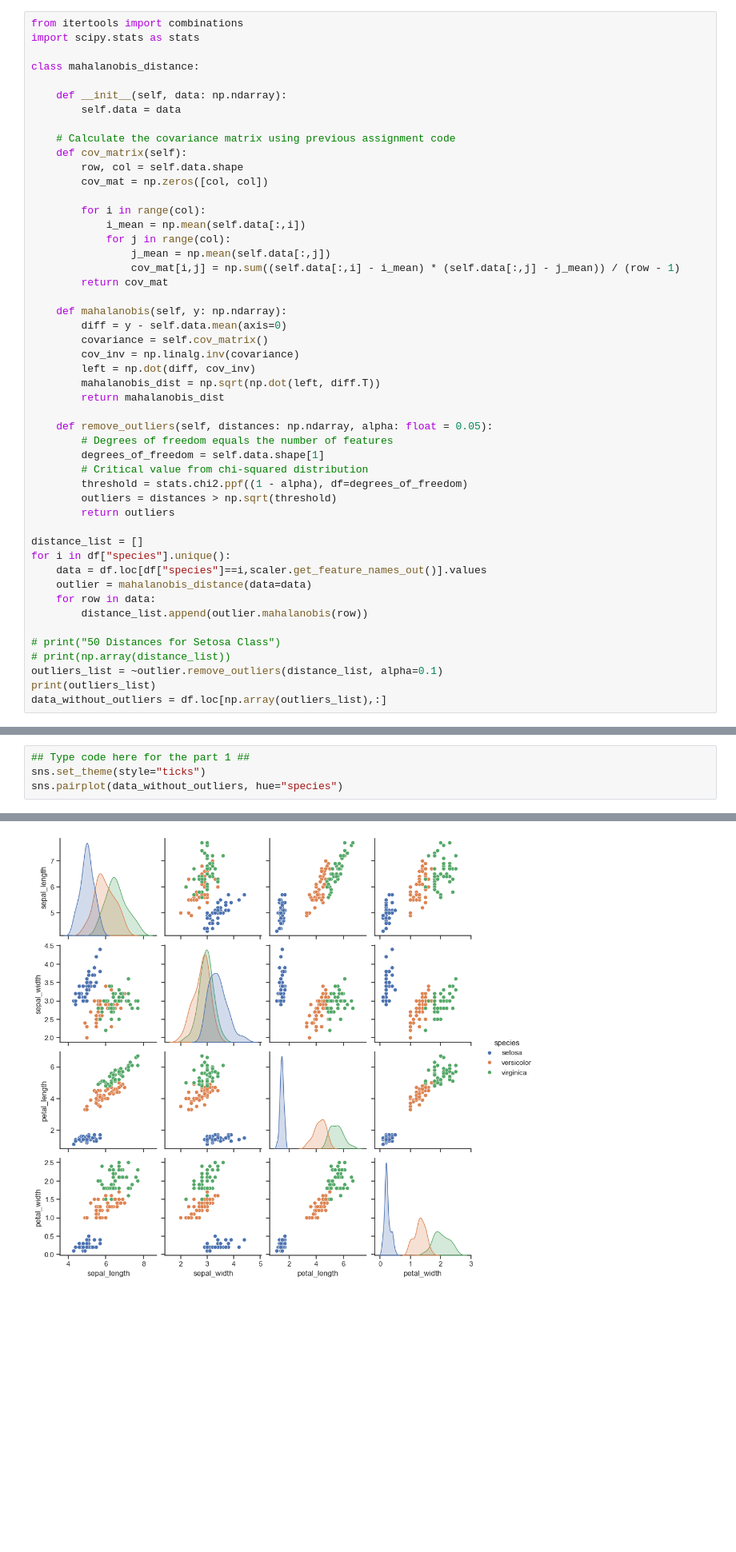
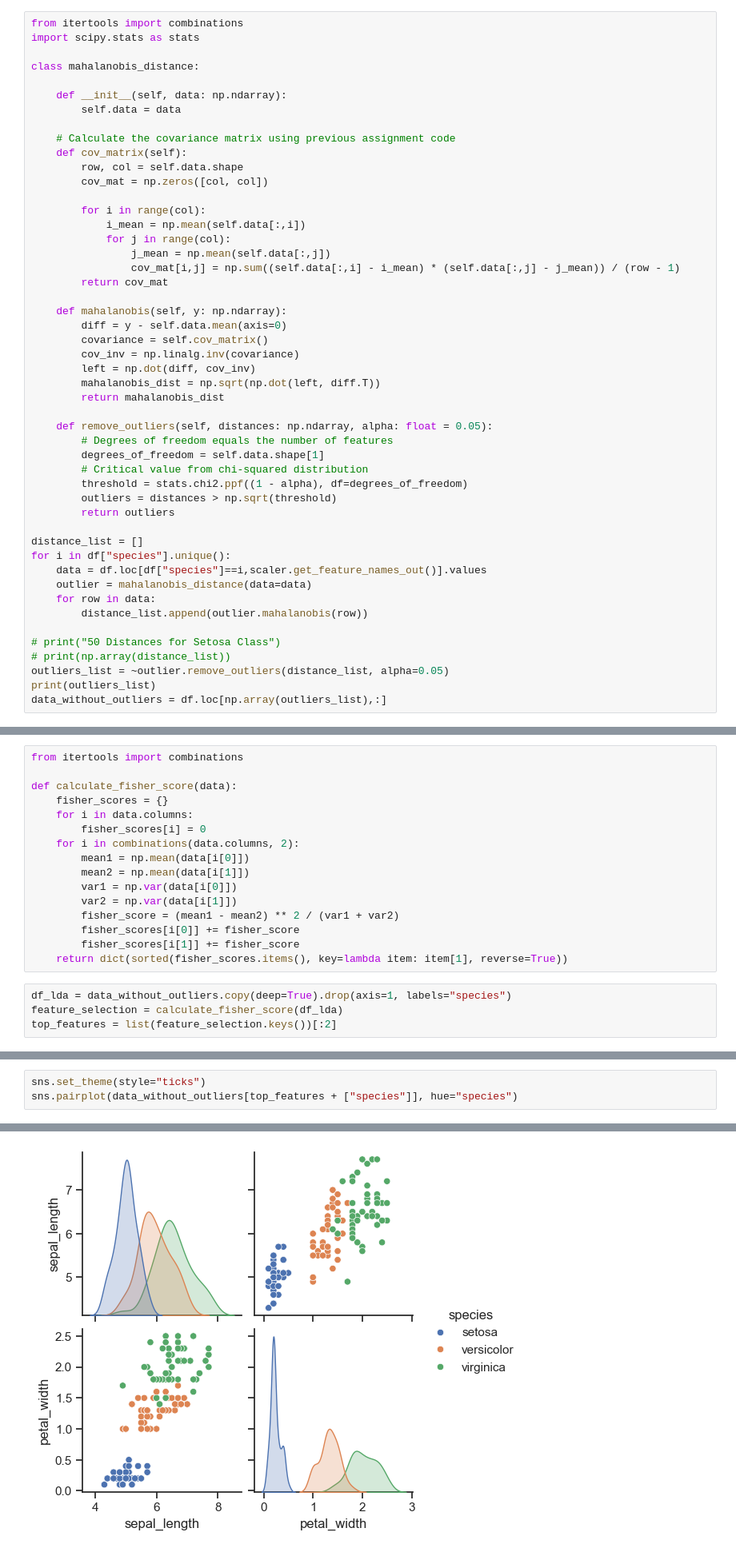
Before and after one commit to zhatz111/Data-Science-Masters, a Jupyter notebook: Algorithms for Data Science/Programming Assignment 1/PA1_Hatzenbeller_Zach.ipynb, the cells around one changed output, grey strips where cells are left out. Shown: that part at 80% size. Cells and saved outputs as stored; diff of their text form; blank space fills up the shorter version.

```diff
--- a/Algorithms for Data Science/Programming Assignment 1/PA1_Hatzenbeller_Zach.ipynb
+++ b/Algorithms for Data Science/Programming Assignment 1/PA1_Hatzenbeller_Zach.ipynb
@@ -295,7 +362,7 @@ for i in df["species"].unique():
 
 # print("50 Distances for Setosa Class")
 # print(np.array(distance_list))
-outliers_list = ~outlier.remove_outliers(distance_list, alpha=0.1)
+outliers_list = ~outlier.remove_outliers(distance_list, alpha=0.05)
 print(outliers_list)
 data_without_outliers = df.loc[np.array(outliers_list),:]
 # %% [output]
@@ -314,0 +470,20 @@ data_without_outliers = df.loc[np.array(outliers_list),:]
+# %%
+from itertools import combinations
+
+def calculate_fisher_score(data):
+    fisher_scores = {}
+    for i in data.columns:
+        fisher_scores[i] = 0
+    for i in combinations(data.columns, 2):
+        mean1 = np.mean(data[i[0]])
+        mean2 = np.mean(data[i[1]])
+        var1 = np.var(data[i[0]])
+        var2 = np.var(data[i[1]])
+        fisher_score = (mean1 - mean2) ** 2 / (var1 + var2)
+        fisher_scores[i[0]] += fisher_score
+        fisher_scores[i[1]] += fisher_score
+    return dict(sorted(fisher_scores.items(), key=lambda item: item[1], reverse=True))
+# %%
+df_lda = data_without_outliers.copy(deep=True).drop(axis=1, labels="species")
+feature_selection = calculate_fisher_score(df_lda)
+top_features = list(feature_selection.keys())[:2]
@@ -315,7 +492,6 @@ data_without_outliers = df.loc[np.array(outliers_list),:]
 # %%
-## Type code here for the part 1 ##
 sns.set_theme(style="ticks")
-sns.pairplot(data_without_outliers, hue="species")
+sns.pairplot(data_without_outliers[top_features + ["species"]], hue="species")
 # %% [output]
 <seaborn.axisgrid.PairGrid at 0x...>
-[figure, old version]
+[figure, new version]
```
Also changed, not shown: parts of 32 cells of this notebook, 24 other files.
